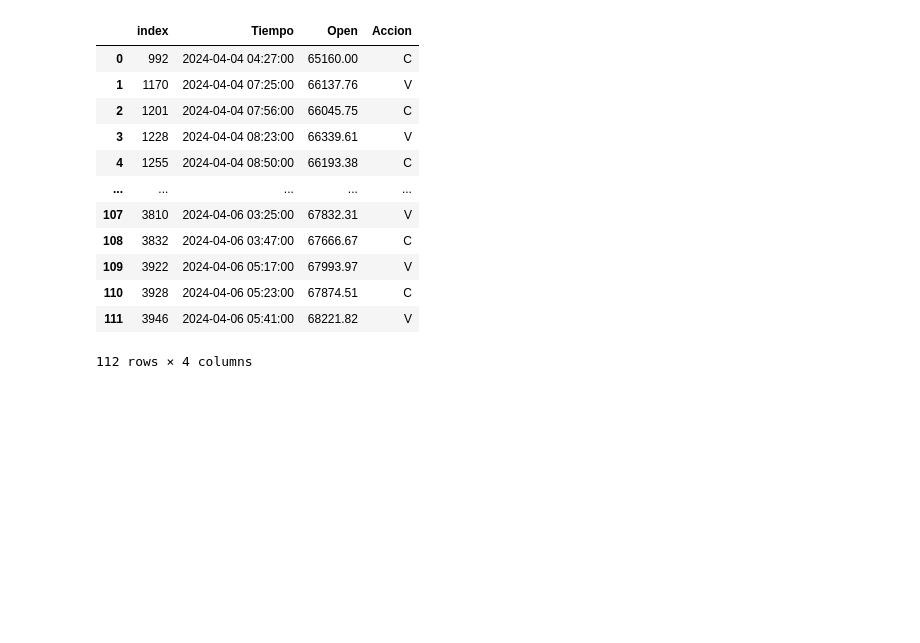
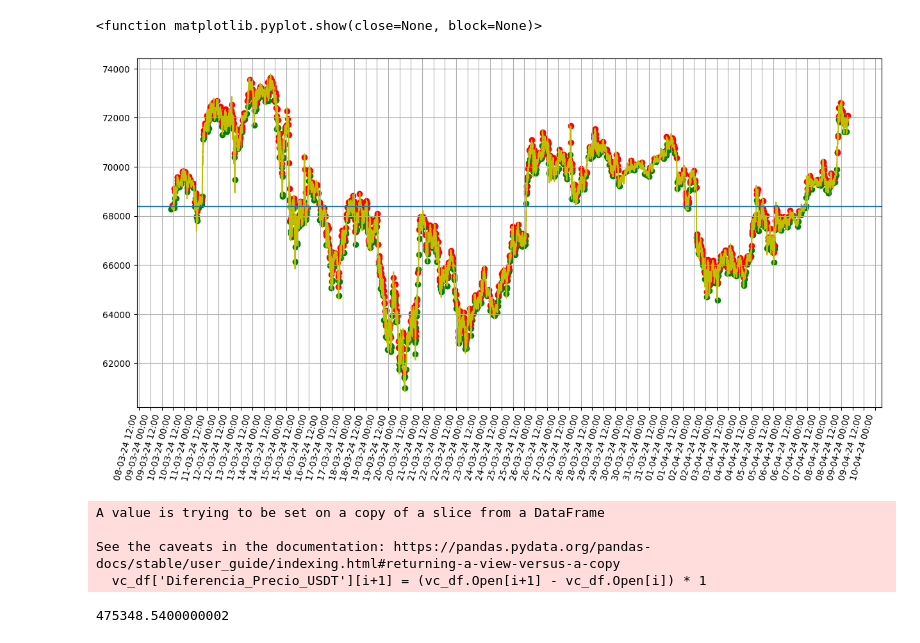
Before and after one commit to Tinmarian/tradingbot, a Jupyter notebook: cristian/scripts/analisis_estrategia.ipynb, the cells around one changed output. Drawn from its saved outputs; the diff is of its cells as text; code cells hidden in the pictures; blank space fills up the shorter version.

Commit message:
A punto de implementar la estrategia en la testnet, falta una última prueba de confianza, obteniendo los puntos de compra y venta en tiempo de real en un df y generando los profits asociados.

```diff
--- a/cristian/scripts/analisis_estrategia.ipynb
+++ b/cristian/scripts/analisis_estrategia.ipynb
@@ -133,7 +131,7 @@ z_aprox = 0.07
 ##################################################################################################################################
 # Descarga y limpieza de datos de X días atrás a hoy.
 ##################################################################################################################################
-recent_data = pd.DataFrame(client.get_historical_klines('BTCUSDT','1m','4 day ago UTC'))
+recent_data = pd.DataFrame(client.get_historical_klines('BTCUSDT','1m','30 day ago UTC'))
 recent_data = recent_data.iloc[:,:6]
 recent_data.columns = ['Tiempo','Open','High','Low','Close','Volume']
 recent_data['Tiempo'] = pd.to_datetime(recent_data.Tiempo,unit='ms')
@@ -155,20 +153,21 @@ recent_data['TD_Interpolacion'] = sc.signal.savgol_filter(recent_data.Tercer_Der
 ######################################################################
 # Agregamos el código necesario para encontrar los puntos exactos mínimos y máximos
 ######################################################################
-initial_date_index = recent_data[recent_data.Tiempo == datetime.strptime('2024-04-04 05:48:00','%Y-%m-%d %H:%M:%S')].index.item() #+ rango
-final_date_index = recent_data[recent_data.Tiempo == datetime.strptime('2024-04-06 05:47:00','%Y-%m-%d %H:%M:%S')].index.item() #- rango
+initial_date_index = recent_data[recent_data.Tiempo == datetime.strptime(str(recent_data.Tiempo[:1].item()),'%Y-%m-%d %H:%M:%S')].index.item() + rango
+final_date_index = recent_data[recent_data.Tiempo == datetime.strptime(str(recent_data.Tiempo[-1:].item()),'%Y-%m-%d %H:%M:%S')].index.item() - rango
+
+# initial_date_index = recent_data[recent_data.Tiempo == datetime.strptime('2024-04-04 05:48:00','%Y-%m-%d %H:%M:%S')].index.item() #+ rango
+# final_date_index = recent_data[recent_data.Tiempo == datetime.strptime('2024-04-06 05:47:00','%Y-%m-%d %H:%M:%S')].index.item() #- rango
 
 lista_min_max = recent_data[initial_date_index:final_date_index][(recent_data[initial_date_index:final_date_index].TD_Interpolacion >= -z_aprox) & (recent_data[initial_date_index:final_date_index].TD_Interpolacion <= z_aprox)]
 indices_min_max = lista_min_max.index.tolist()
 
 max_points_idx = []
 min_points_idx = []
-mm_points_idx = []
 pmin = 0
 pmax = 0
 
-for j in range(0,len(indices_min_max)):
-    PMSD = indices_min_max[j]
+for PMSD in indices_min_max:
     if recent_data.SD_Interpolacion[PMSD:PMSD+1].item() > 0:
         if (abs(recent_data.SD_Interpolacion[PMSD]*100) > abs(np.std(recent_data.SD_Interpolacion)*std_mult)) & ((recent_data.PD_Interpolacion[PMSD]*10) > abs(np.std(recent_data.SD_Interpolacion)*std_mult)):
             pmax = recent_data.SD_Interpolacion[PMSD]
@@ -209,34 +208,37 @@ for lista in [max_points_idx,min_points_idx]:
             del lista[idx]
     else:
         for idx in sorted(close_points_min,reverse=True):
             del lista[idx]
 
 ######################################################################
 # Ahora ya podemos visualizar los resultados con el siguiente código.
 ######################################################################
 mp = recent_data.Open[initial_date_index:final_date_index].mean()
 plt.figure(figsize=(15,8))
 plt.plot(recent_data.Tiempo[initial_date_index:final_date_index],recent_data.Open[initial_date_index:final_date_index].multiply(1),color='y')
 # plt.plot(recent_data.Tiempo[initial_date_index:final_date_index],recent_data.PD_Interpolacion[initial_date_index:final_date_index].multiply(10)+mp,'purple')
 # plt.plot(recent_data.Tiempo[initial_date_index:final_date_index],recent_data.SD_Interpolacion[initial_date_index:final_date_index].multiply(80)+mp,color='k')
 # plt.plot(recent_data.Tiempo[initial_date_index:final_date_index],recent_data.TD_Interpolacion[initial_date_index:final_date_index].multiply(300)+mp,color='y')
 plt.scatter(recent_data.Tiempo.iloc[max_points_idx],recent_data.Open.iloc[max_points_idx],color='g')
 plt.scatter(recent_data.Tiempo.iloc[min_points_idx],recent_data.Open.iloc[min_points_idx],color='r')
 plt.grid(visible=True)
 
 # Set minor tick locations.
 plt.gca().xaxis.set_major_formatter(mdates.DateFormatter('%d-%m-%y %H:%M'))
-plt.gca().xaxis.set_major_locator(mdates.MinuteLocator(interval=60))
+plt.gca().xaxis.set_major_locator(mdates.HourLocator(interval=12))
 plt.gcf().autofmt_xdate()
 
 # Set grid to use minor tick locations.
 plt.grid(which = 'minor')
 plt.xticks(rotation=75)
 plt.axhline(mp)
 plt.axhline(np.std(recent_data.SD_Interpolacion)*std_mult + mp)
 plt.axhline(mp - np.std(recent_data.SD_Interpolacion)*std_mult)
 # plt.axvline(datetime.strptime('2024-04-04 09:59:00','%Y-%m-%d %H:%M:%S'))
 plt.show
+# %% [output]
+<function matplotlib.pyplot.show(close=None, block=None)>
+[figure, added]
 # %%
 pmax_df = recent_data.iloc[max_points_idx].iloc[:,:2]
 pmax_df['Accion'] = 'C'
@@ -259,7 +261,7 @@ vc_df.drop(del_idx,inplace=True)
 vc_df = vc_df.reset_index(drop=True)
 vc_df['Diferencia_Precio_USDT'] = pd.Series(dtype='float')
 for i in range(len(vc_df)-1):
-    vc_df['Diferencia_Precio_USDT'][i+1] = (vc_df.Open[i+1] - vc_df.Open[i]) * 0.05
+    vc_df['Diferencia_Precio_USDT'][i+1] = (vc_df.Open[i+1] - vc_df.Open[i]) * 1
 profits = 0
 for i in range(len(vc_df)-1):
     if vc_df.Accion[i] == 'C' and vc_df.Diferencia_Precio_USDT[i+1] > 0:
@@ -269,19 +271,11 @@ for i in range(len(vc_df)-1):
     elif vc_df.Accion[i] == 'V' and vc_df.Diferencia_Precio_USDT[i+1] > 0:
         profits -= vc_df.Diferencia_Precio_USDT[i+1]
     elif vc_df.Accion[i] == 'V' and vc_df.Diferencia_Precio_USDT[i+1] < 0:
-        profits += vc_df.Diferencia_Precio_USDT[i+1]
+        profits += (-1)*(vc_df.Diferencia_Precio_USDT[i+1])
 profits
 # %% [output]
-|  | index | Tiempo | Open | Accion |
-| 0 | 992 | 2024-04-04 04:27:00 | 65160.00 | C |
-| 1 | 1170 | 2024-04-04 07:25:00 | 66137.76 | V |
-| 2 | 1201 | 2024-04-04 07:56:00 | 66045.75 | C |
-| 3 | 1228 | 2024-04-04 08:23:00 | 66339.61 | V |
-| 4 | 1255 | 2024-04-04 08:50:00 | 66193.38 | C |
-| ... | ... | ... | ... | ... |
-| 107 | 3810 | 2024-04-06 03:25:00 | 67832.31 | V |
-| 108 | 3832 | 2024-04-06 03:47:00 | 67666.67 | C |
-| 109 | 3922 | 2024-04-06 05:17:00 | 67993.97 | V |
-| 110 | 3928 | 2024-04-06 05:23:00 | 67874.51 | C |
-| 111 | 3946 | 2024-04-06 05:41:00 | 68221.82 | V |
-112 rows × 4 columns
+A value is trying to be set on a copy of a slice from a DataFrame
+
+See the caveats in the documentation: https://pandas.pydata.org/pandas-docs/stable/user_guide/indexing.html#returning-a-view-versus-a-copy
+  vc_df['Diferencia_Precio_USDT'][i+1] = (vc_df.Open[i+1] - vc_df.Open[i]) * 1
+475348.5400000002
```
Also changed, not shown: parts of 2 cells of this notebook, 4 other files.
